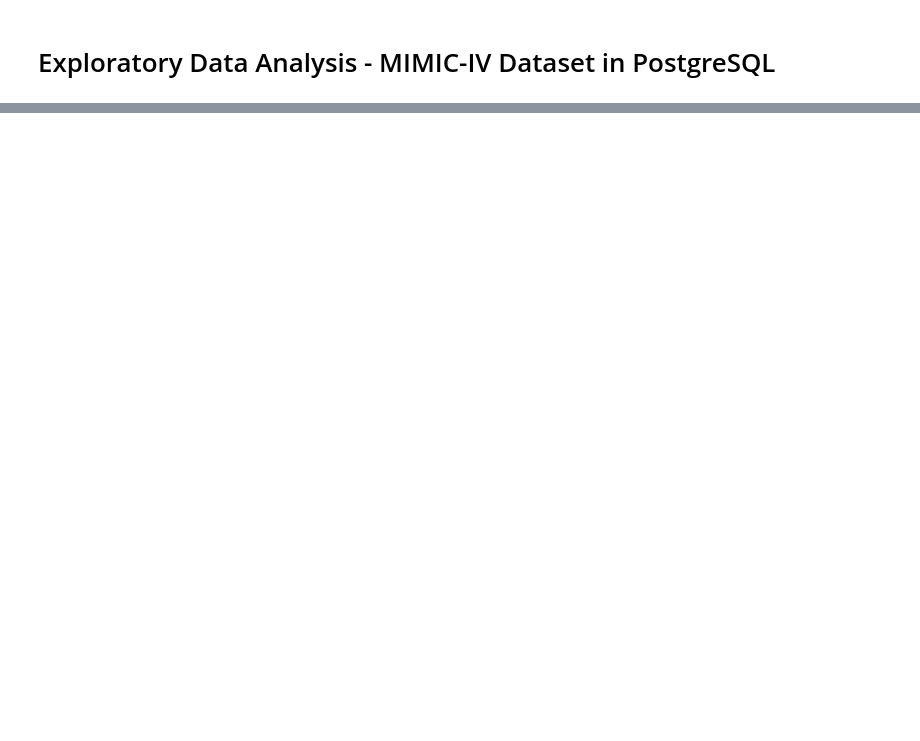
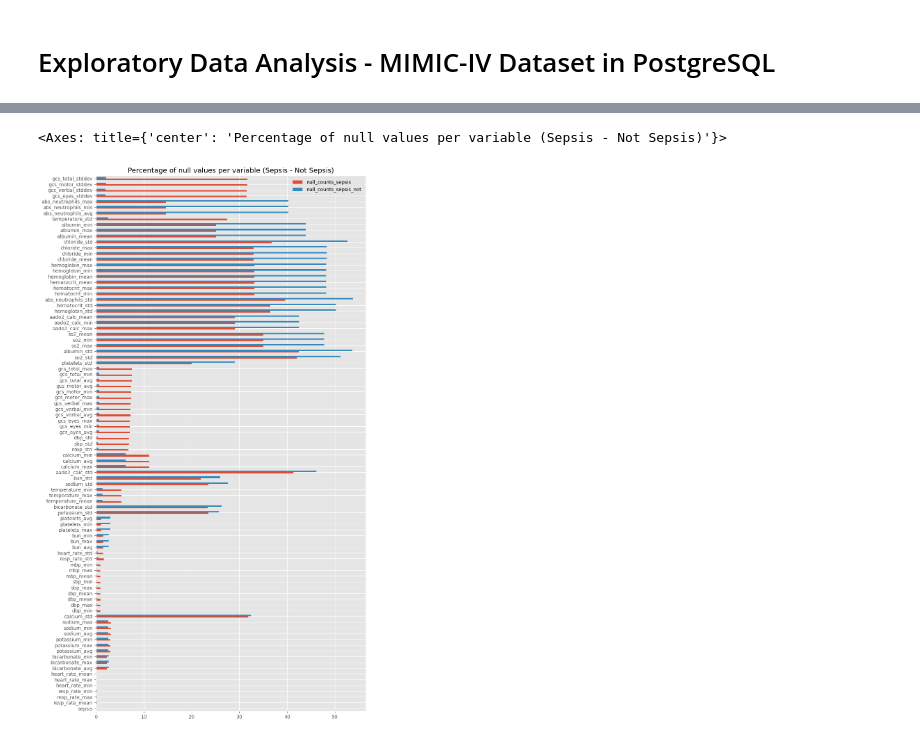
Before and after one commit to cdboer/kp-medizinische-informatik-ss23, a Jupyter notebook: ml/ml.ipynb, the cells around one changed output, grey strips where cells are left out. Drawn from its saved outputs; the diff is of its cells as text; code cells hidden in the pictures; blank space fills up the shorter version.

```diff
--- a/ml/ml.ipynb
+++ b/ml/ml.ipynb
@@ -338,0 +397,27 @@ print(df)
+# %%
+# What about the distribution of null values per column, i.e. the distribution of null values for each variable?
+# Maybe the average number of null values per row is roughly the same, but the distribution of null values per column could be different.
+# This could mean that the model would still be able to learn a shortcut, e.g. "if variable x is null, then sepsis == 1".
+
+# Count number of null values per column, i.e. per variable
+null_counts_sepsis = variables[variables["sepsis"] == 1].isnull().sum(axis=0).to_frame(name="null_counts")
+null_counts_sepsis_not = variables[variables["sepsis"] == 0].isnull().sum(axis=0).to_frame(name="null_counts")
+
+# Divide by number of rows to get percentage of null values per column, i.e. per variable
+# (We use the number of overall rows to obtain the percentage of null values per column, not the number of rows where sepsis == 1 or sepsis == 0)
+null_counts_sepsis = (null_counts_sepsis / variables.shape[0]) * 100
+null_counts_sepsis_not = (null_counts_sepsis_not / variables.shape[0]) * 100
+
+# Join null_counts_sepsis and null_counts_sepsis_not to plot them in one plot
+null_counts_sepsis = null_counts_sepsis.join(null_counts_sepsis_not, lsuffix="_sepsis", rsuffix="_sepsis_not")
+# Plot bar chart of null values per column, sort by difference in null values
+null_counts_sepsis["diff"] = abs(null_counts_sepsis["null_counts_sepsis"] - null_counts_sepsis["null_counts_sepsis_not"])
+# Do not display difference in bar chart, but sort by difference
+null_counts_sepsis.sort_values(by="diff", ascending=True).drop("diff", axis=1).plot.barh(figsize=(10, 20), title="Percentage of null values per variable (Sepsis - Not Sepsis)")
+
+# Indeed, there are some variables where the difference in null values is quite large.
+# For example, patients that develop a sepsis have a lot more null values for the variable "abs_neutrophils_avg" than patients that do not develop a sepsis.
+# Let's try to calculate the correlation between the presence of a variable and the sepsis target.
+# %% [output]
+<Axes: title={'center': 'Percentage of null values per variable (Sepsis - Not Sepsis)'}>
+[figure, added]
```
Also changed, not shown: parts of 9 cells of this notebook, 1 other file.
